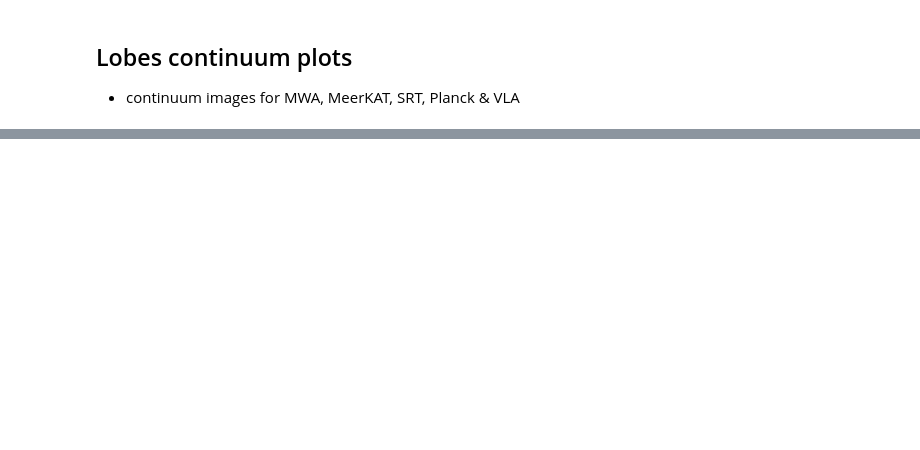
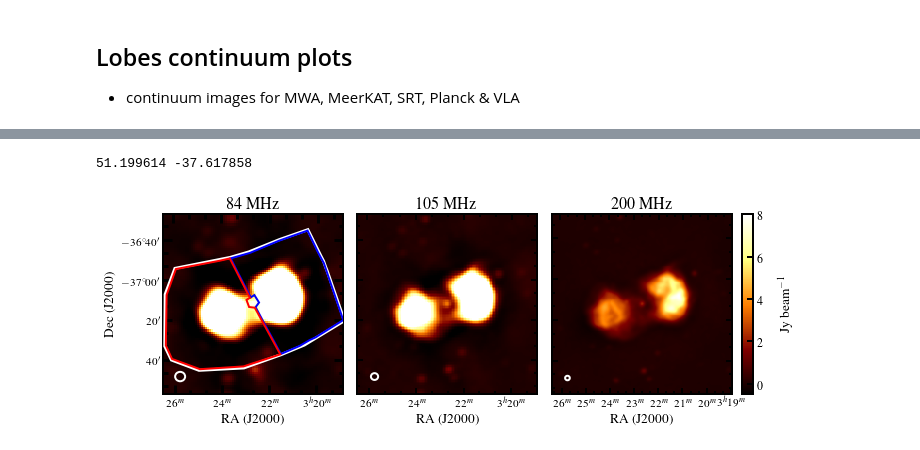
Before and after one commit to Fil8/contData, a Jupyter notebook: Lobes-cont-plots.ipynb, the cells around one changed output, grey strips where cells are left out. Saved outputs shown, nothing was run; the diff lists cells and outputs as text; code cells hidden in the pictures; blank space fills up the shorter version.

```diff
--- a/Lobes-cont-plots.ipynb
+++ b/Lobes-cont-plots.ipynb
@@ -1069,7 +1099,7 @@ filenames_mwa=[imDir+'MWA_84MHz_bt32_corr.fits',
                imDir+'MWA_105MHz_bt32_corr.fits',
                imDir+'MWA_200MHz_bt32_corr.fits']
 
-
+print BeamRa,BeamDec
 #vladir = rootDir+'/VLA/'
 #filename_vla = vladir+'FornaxA_307-333MHz.fits'
 
@@ -1235,7 +1265,7 @@ f5.set_title('200 MHz')
 
 
 
-f5.show_ellipses(BeamRa, BeamDec, 13./60., 13./60., angle=0, edgecolor='white',linewidth=2)
+f5.show_ellipses(BeamRa+0.24, BeamDec-0.19, 2.3/60., 2.2/60., angle=0, edgecolor='white',linewidth=2)
 
 
 f5.axis_labels.set_font( weight='book', size='medium',
@@ -1271,7 +1301,7 @@ f6.set_title('105 MHz')
 #f6.beam.show()
 #f6.beam.set_corner('bottom left')
 #f6.beam.set(edgecolor = 'white', facecolor = 'None', linewidth=1)
-f6.show_ellipses(BeamRa, BeamDec, 27./60., 27./60., angle=0, edgecolor='white',linewidth=2)
+f6.show_ellipses(BeamRa+0.24, BeamDec-0.19, 3.6/60., 3.4/60., angle=0, edgecolor='white',linewidth=2)
 f6.frame.set_linewidth(2)
 
 #f6.show_colorbar()
@@ -1312,38 +1342,41 @@ f7.frame.set_linewidth(2)
 #f7.beam.set_corner('bottom left')
 #f7.beam.set(edgecolor = 'white', facecolor = 'None', linewidth=1)
 f7.set_title('84 MHz')#
-f7.show_ellipses(BeamRa, BeamDec, 32./60., 32./60., angle=0, edgecolor='white',linewidth=2)
+f7.show_ellipses(BeamRa+0.24, BeamDec-0.19,5.0/60., 4.7/60., angle=0, edgecolor='white',linewidth=2)
 
 #f7.show_contour(a,levels=[0.1], colors='white',linewidth=2)
 
 f7.axis_labels.set_font( weight='book', size='medium',
                          stretch='normal', family='serif',
                          style='normal', variant='normal')
 
 f7.tick_labels.set_font( weight='book', size='small',
                          stretch='normal', family='serif',
                          style='normal', variant='normal')
 f7.axis_labels.set_ytext('Dec (J2000)')
 
 f7.axis_labels.set_xtext('RA (J2000)')
 
 f7.tick_labels.set_yformat('dd:mm')
 f7.tick_labels.set_xformat('hh:mm')
 
 f7.ticks.set_color('k')
 f7.ticks.set_length(9)  # points
 f7.ticks.set_linewidth(3)  # points
 f7.ticks.set_minor_frequency(3)
 f7.ticks.show()
 
 f7.show_regions(rootDir+'inIms/regions/ToT.reg')
 f7.show_regions(rootDir+'inIms/regions/WL.reg')
 f7.show_regions(rootDir+'inIms/regions/EL.reg')
 
 #fig.tight_layout()
 
-fig.savefig(figDir+'MWA_continuum_images2.pdf',
+fig.savefig(figDir+'MWA_continuum_images3.pdf',
             format='pdf',dpi=300,bbox_inches='tight',transparent=True,overwrite=True)
+# %% [output]
+51.199614 -37.617858
+[figure, added]
 # %%
 filenames_vla=[imDir+'VLA_320MHz_bt32_corr.fits',
                imDir+'VLA_1500MHz_bt32.fits']
```
Also changed, not shown: parts of 8 cells of this notebook, 11 other files.
